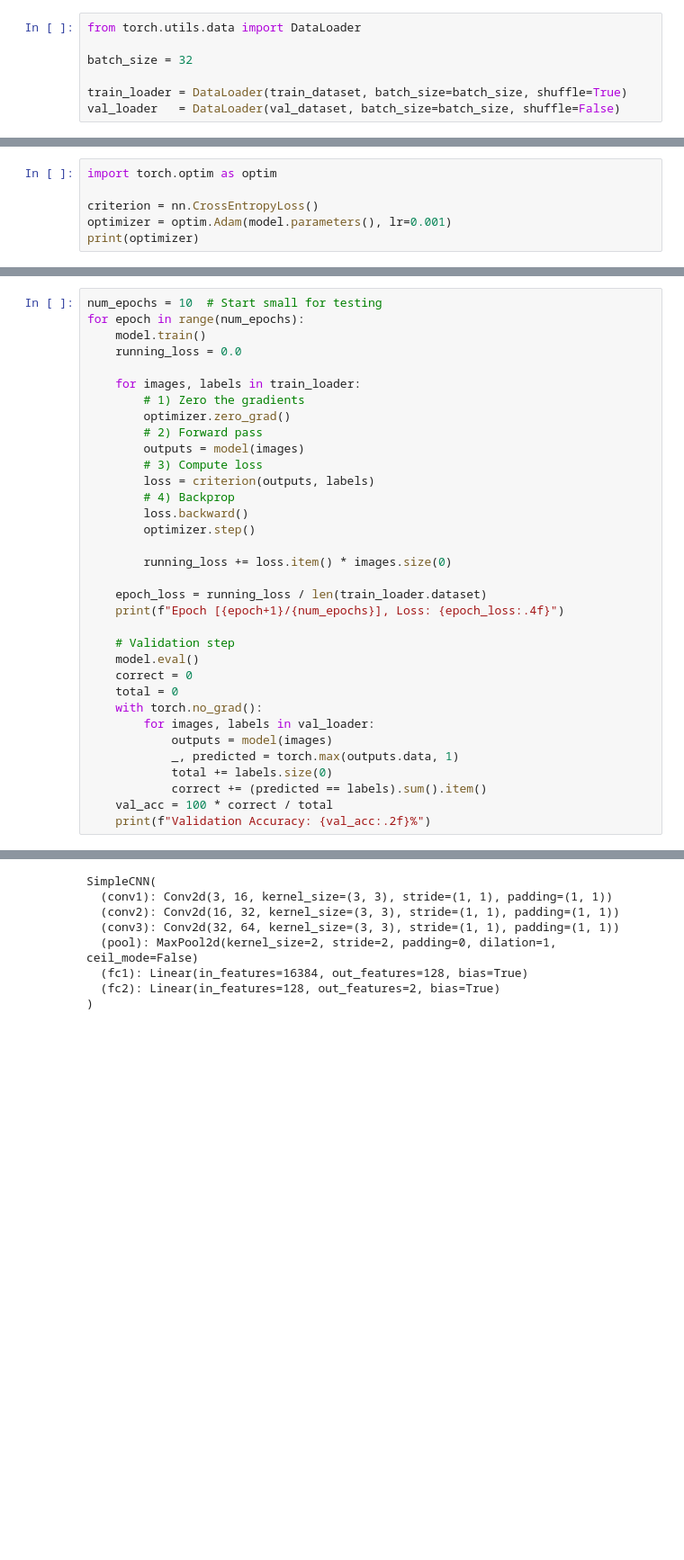
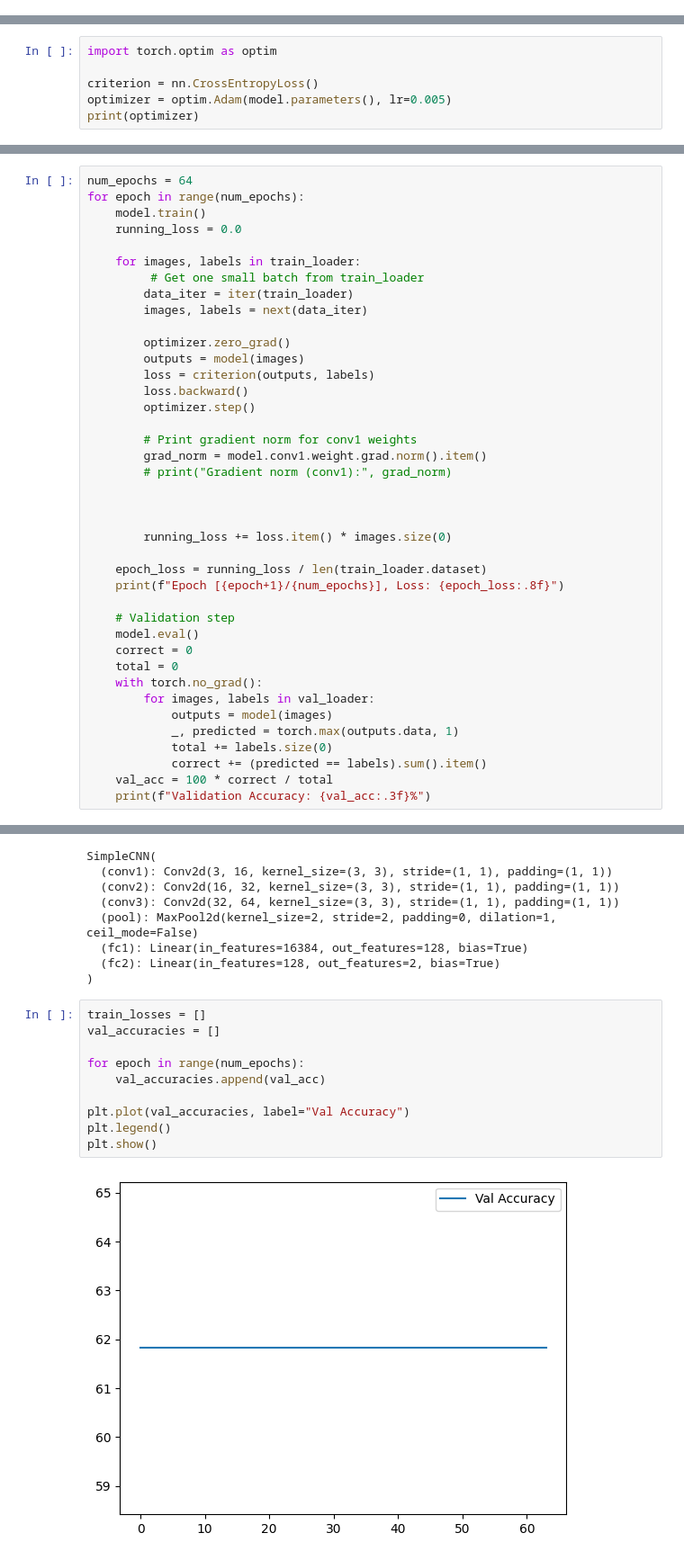
Before and after one commit to aldemirkonuk/AldemirKonuk, a Jupyter notebook: cats_vs_dogs.ipynb, the cells around one changed output, grey strips where cells are left out. Shown: that part at 90% size. Saved outputs shown, nothing was run; the diff lists cells and outputs as text; blank space fills up the shorter version.

```diff
--- a/cats_vs_dogs.ipynb
+++ b/cats_vs_dogs.ipynb
@@ -33,7 +60,0 @@ train_dataset, val_dataset = random_split(dataset, [train_size, val_size])
-# %%
-from torch.utils.data import DataLoader
-
-batch_size = 32
-
-train_loader = DataLoader(train_dataset, batch_size=batch_size, shuffle=True)
-val_loader   = DataLoader(val_dataset, batch_size=batch_size, shuffle=False)
@@ -109,7 +156,7 @@ SimpleCNN(
 import torch.optim as optim
 
 criterion = nn.CrossEntropyLoss()
-optimizer = optim.Adam(model.parameters(), lr=0.001)
+optimizer = optim.Adam(model.parameters(), lr=0.005)
 print(optimizer)
 # %% [output]
 Adam (
@@ -126,26 +173,32 @@ Parameter Group 0
     weight_decay: 0
 )
 # %%
-num_epochs = 10  # Start small for testing
+num_epochs = 64
 for epoch in range(num_epochs):
     model.train()
     running_loss = 0.0
 
     for images, labels in train_loader:
-        # 1) Zero the gradients
+         # Get one small batch from train_loader
+        data_iter = iter(train_loader)
+        images, labels = next(data_iter)
+
         optimizer.zero_grad()
-        # 2) Forward pass
         outputs = model(images)
-        # 3) Compute loss
         loss = criterion(outputs, labels)
-        # 4) Backprop
         loss.backward()
         optimizer.step()
+
+        # Print gradient norm for conv1 weights
+        grad_norm = model.conv1.weight.grad.norm().item()
+        # print("Gradient norm (conv1):", grad_norm)
+
+
 
         running_loss += loss.item() * images.size(0)
 
     epoch_loss = running_loss / len(train_loader.dataset)
-    print(f"Epoch [{epoch+1}/{num_epochs}], Loss: {epoch_loss:.4f}")
+    print(f"Epoch [{epoch+1}/{num_epochs}], Loss: {epoch_loss:.8f}")
 
     # Validation step
     model.eval()
@@ -158,5 +211,5 @@ for epoch in range(num_epochs):
             total += labels.size(0)
             correct += (predicted == labels).sum().item()
     val_acc = 100 * correct / total
-    print(f"Validation Accuracy: {val_acc:.2f}%")
+    print(f"Validation Accuracy: {val_acc:.3f}%")
 # %% [output]
@@ -195,3 +245,15 @@ SimpleCNN(
   (fc1): Linear(in_features=16384, out_features=128, bias=True)
   (fc2): Linear(in_features=128, out_features=2, bias=True)
 )
+# %%
+train_losses = []
+val_accuracies = []
+
+for epoch in range(num_epochs):
+    val_accuracies.append(val_acc)
+
+plt.plot(val_accuracies, label="Val Accuracy")
+plt.legend()
+plt.show()
+# %% [output]
+[figure, added]
```
Also changed, not shown: parts of 10 cells of this notebook, 1 other file.
